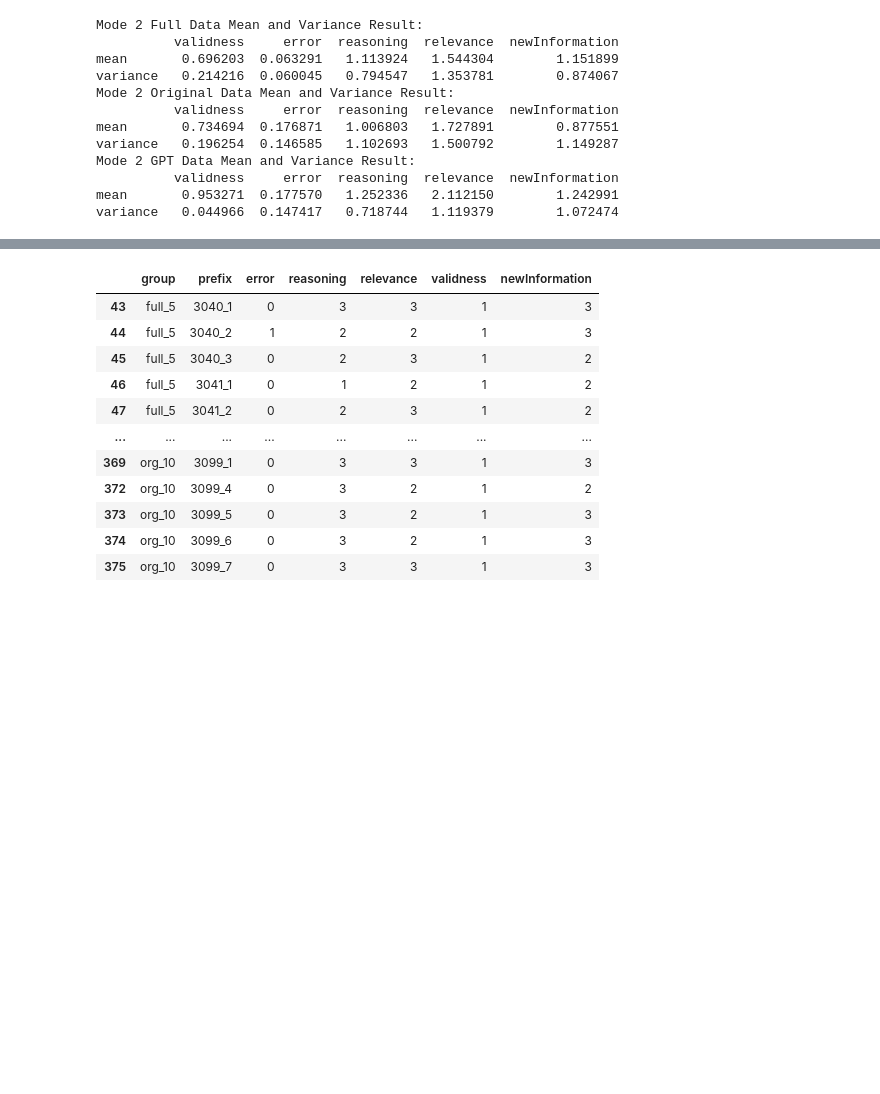
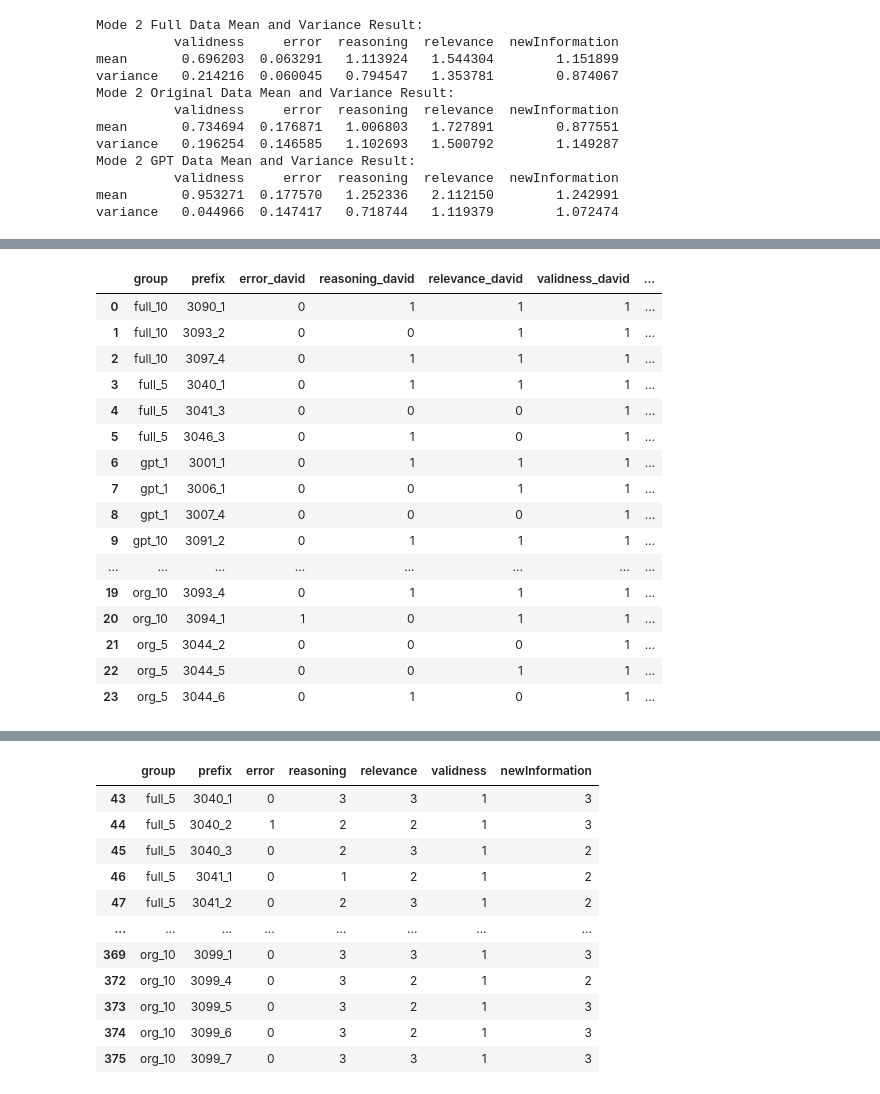
Before and after one commit to zheliu92/nlp_followupqg_public, a Jupyter notebook: Human_Evaluation/Helpers/mode_2_output_analysis.ipynb, the cells around one changed output, grey strips where cells are left out. Saved outputs shown, nothing was run; the diff lists cells and outputs as text; code cells hidden in the pictures; blank space fills up the shorter version.

```diff
--- a/Human_Evaluation/Helpers/mode_2_output_analysis.ipynb
+++ b/Human_Evaluation/Helpers/mode_2_output_analysis.ipynb
@@ -568,0 +770,30 @@ variance        0.0  0.153659   0.754488   0.702687        1.001658
+# %%
+# convert values to 0 and 1 (0 if value is 0 or 1, and 1 if otherwise)
+df = merged_df.copy()
+
+columns_to_modify = [col for col in df.columns if any(col.startswith(prefix) for prefix in ["reasoning", "relevance", "newInformation"])]
+
+# Update the selected columns
+for col in columns_to_modify:
+    df[col] = df[col].apply(lambda x: 0 if x in [0, 1] else 1)
+
+# Display the updated DataFrame
+df
+# %% [output]
+|  | group | prefix | error_david | reasoning_david | relevance_david | validness_david | ... |
+| 0 | full_10 | 3090_1 | 0 | 1 | 1 | 1 | ... |
+| 1 | full_10 | 3093_2 | 0 | 0 | 1 | 1 | ... |
+| 2 | full_10 | 3097_4 | 0 | 1 | 1 | 1 | ... |
+| 3 | full_5 | 3040_1 | 0 | 1 | 1 | 1 | ... |
+| 4 | full_5 | 3041_3 | 0 | 0 | 0 | 1 | ... |
+| 5 | full_5 | 3046_3 | 0 | 1 | 0 | 1 | ... |
+| 6 | gpt_1 | 3001_1 | 0 | 1 | 1 | 1 | ... |
+| 7 | gpt_1 | 3006_1 | 0 | 0 | 1 | 1 | ... |
+| 8 | gpt_1 | 3007_4 | 0 | 0 | 0 | 1 | ... |
+| 9 | gpt_10 | 3091_2 | 0 | 1 | 1 | 1 | ... |
+| ... | ... | ... | ... | ... | ... | ... | ... |
+| 19 | org_10 | 3093_4 | 0 | 1 | 1 | 1 | ... |
+| 20 | org_10 | 3094_1 | 1 | 0 | 1 | 1 | ... |
+| 21 | org_5 | 3044_2 | 0 | 0 | 0 | 1 | ... |
+| 22 | org_5 | 3044_5 | 0 | 0 | 1 | 1 | ... |
+| 23 | org_5 | 3044_6 | 0 | 1 | 0 | 1 | ... |
```
Also changed, not shown: parts of 16 cells of this notebook, 8 other files.
